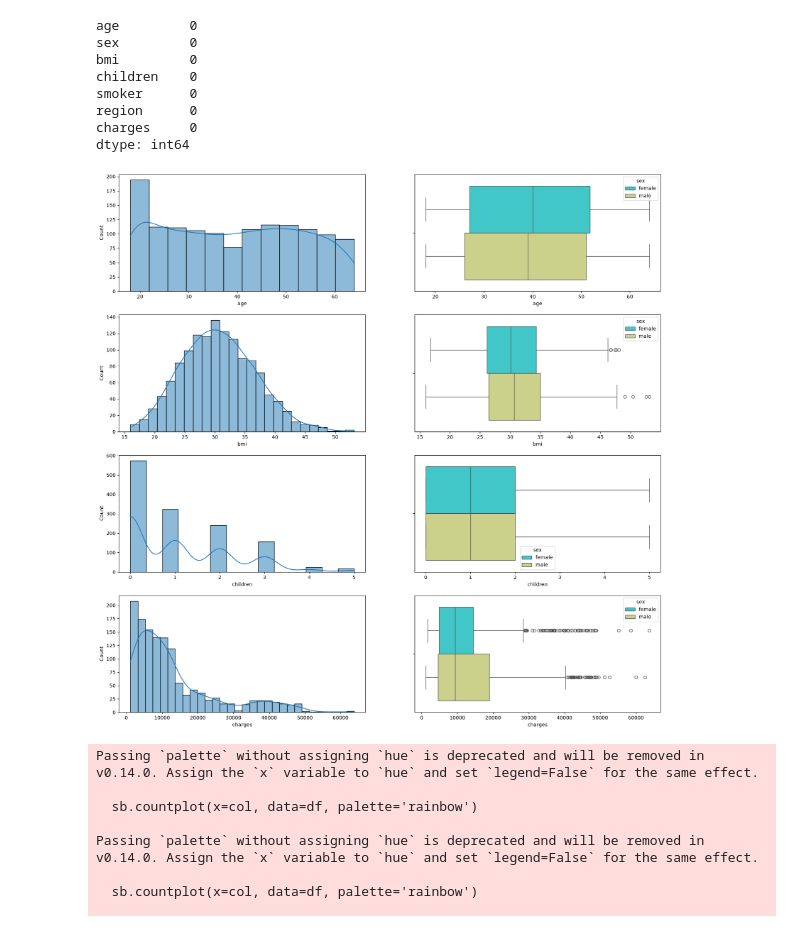
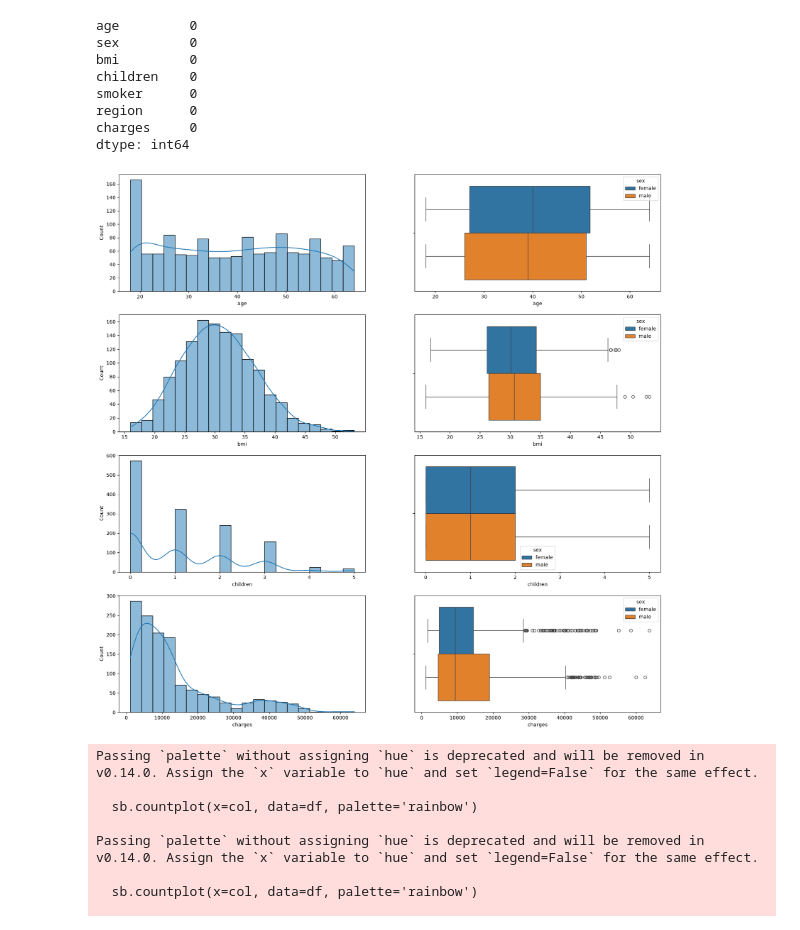
Before and after one commit to prajjwal14141/machine-learning, a Jupyter notebook: 2-Machine Learning/Projects/1-insuranceChargesPredictor/model.ipynb, the cells around one changed output. Saved outputs shown, nothing was run; the diff lists cells and outputs as text; code cells hidden in the pictures.

```diff
--- a/2-Machine Learning/Projects/1-insuranceChargesPredictor/model.ipynb
+++ b/2-Machine Learning/Projects/1-insuranceChargesPredictor/model.ipynb
@@ -41,16 +41,16 @@ dtype: int64
 # %%
 num_cols = ['age', 'bmi', 'children', 'charges']
 i = 1
 plt.figure(figsize=(20,20))
 for col in num_cols:
     plt.subplot(4,2,i)
-    sb.histplot(df[col], kde = True)
+    sb.histplot(df[col], kde = True, bins=20)
     i += 1
     plt.subplot(4,2,i)
-    sb.boxplot(x=df[col],hue=df['sex'], palette='rainbow')
+    sb.boxplot(x=df[col],hue=df['sex'])
     i += 1
 # %% [output]
-[figure, old version]
+[figure, new version]
 # %%
 categ_cols = ['sex', 'smoker', 'region']
 i = 1
```
Also changed, not shown: parts of 4 cells of this notebook.
